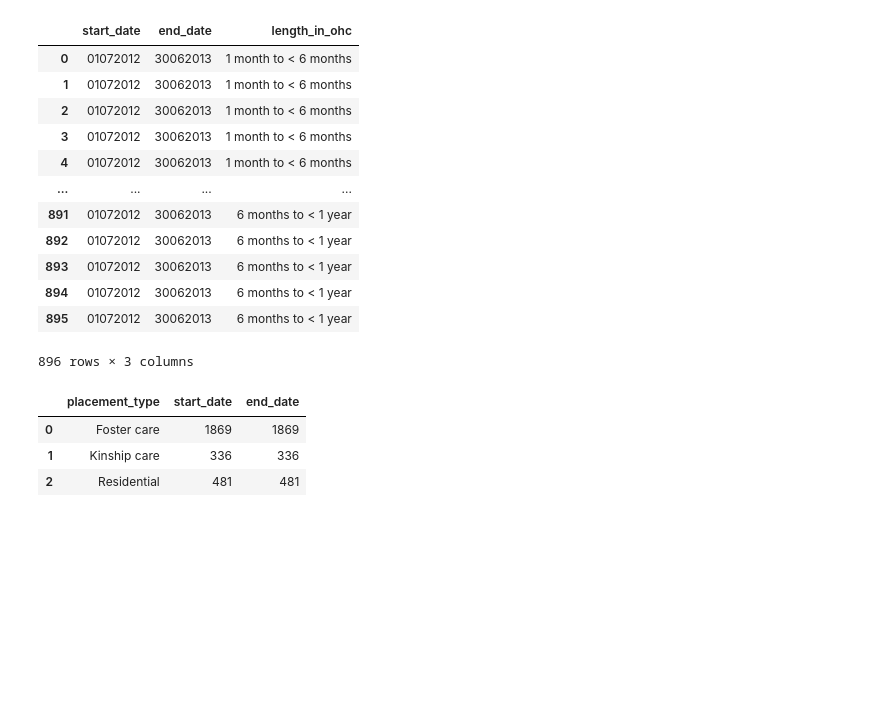
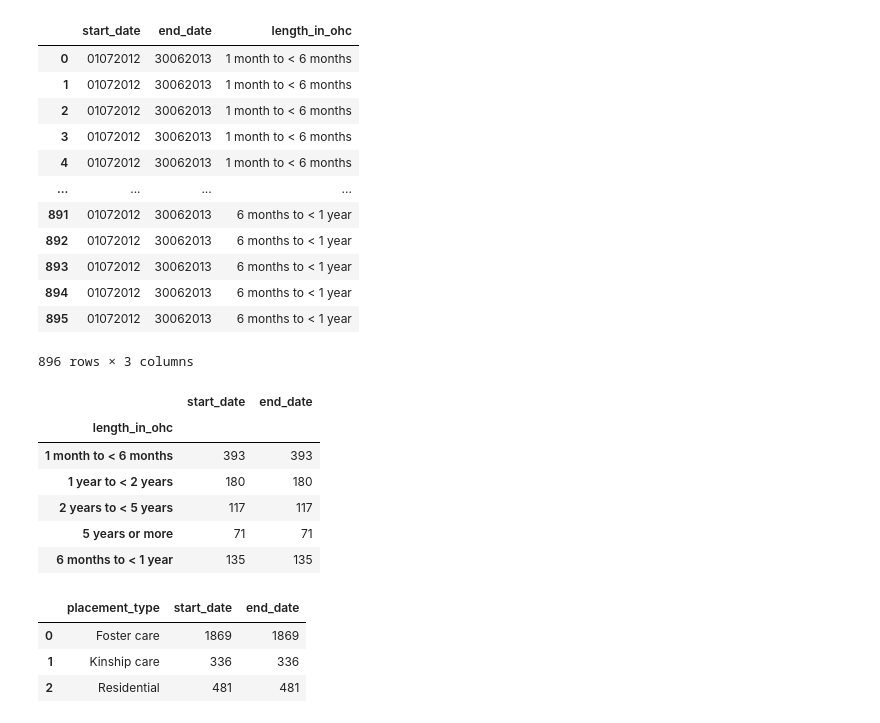
Before and after one commit to BonnerDev/final-project, a Jupyter notebook: workbook.ipynb, the cells around one changed output. Cells and saved outputs as stored; diff of their text form; code cells hidden in the pictures; blank space fills up the shorter version.

```diff
--- a/workbook.ipynb
+++ b/workbook.ipynb
@@ -49,6 +49,17 @@ data3
 | 894 | 01072012 | 30062013 | 6 months to < 1 year |
 | 895 | 01072012 | 30062013 | 6 months to < 1 year |
 896 rows × 3 columns
+# %%
+groupby_length = data3.groupby(["length_in_ohc"]).count()
+groupby_length
+# %% [output]
+|  | start_date | end_date |
+| length_in_ohc |  |  |
+| 1 month to < 6 months | 393 | 393 |
+| 1 year to < 2 years | 180 | 180 |
+| 2 years to < 5 years | 117 | 117 |
+| 5 years or more | 71 | 71 |
+| 6 months to < 1 year | 135 | 135 |
 # %%
 placement = (data.groupby('placement_type').count().reset_index())
 placement
```
